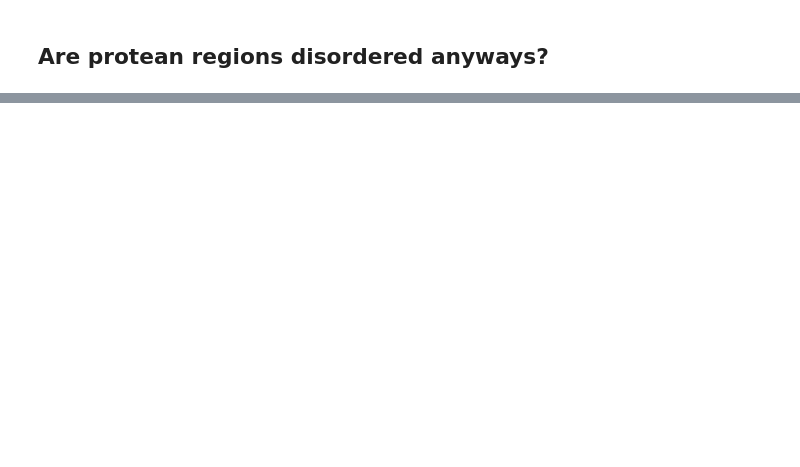
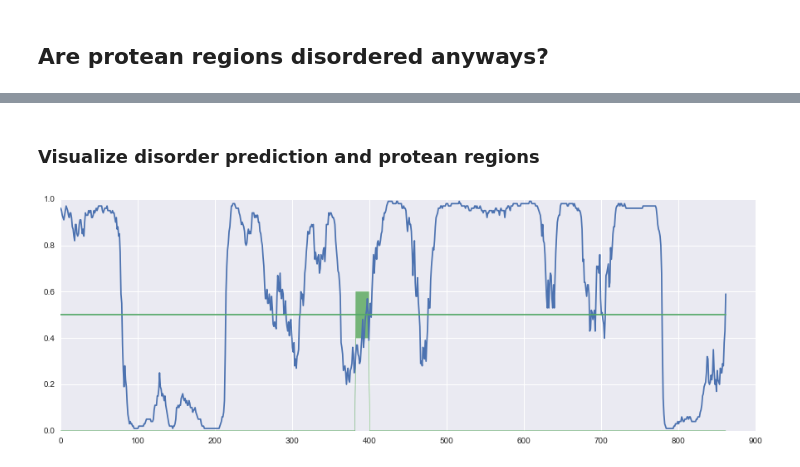
Before and after one commit to Thrinduil/exjobb, a Jupyter notebook: test_on_disordered_regions.ipynb, the cells around one changed output, grey strips where cells are left out. Cells and saved outputs as stored; diff of their text form; code cells hidden in the pictures; blank space fills up the shorter version.

```diff
--- a/test_on_disordered_regions.ipynb
+++ b/test_on_disordered_regions.ipynb
@@ -91,0 +112,2 @@ sns.factorplot("dataset", "disorder_score", "protean_regions", data=disorder_dat
+# %% [markdown]
+### Visualize disorder prediction and protean regions
@@ -91,0 +181,31 @@ sns.factorplot("dataset", "disorder_score", "protean_regions", data=disorder_dat
+# %%
+def viz_protean_regions(name):
+
+    filename = "/home/freso388/nsc/disopred/output/" + name + ".diso"
+
+    with open(filename) as f:
+        lines = f.readlines()[3:]
+    scores = []
+    for line in lines:
+        words = line.split()
+        scores.append(float(words[3].strip()))
+
+    if name[0:3] == "IID":
+        protean = pros_labels(name)
+    elif name[0:3] == "MoR":
+        protean = morf_labels(name)
+
+    protean = np.array(protean)
+
+    plt.figure(figsize=(15,5))
+    plt.plot(range(len(scores)), scores)
+    plt.plot(range(len(scores)), [0.5] * len(scores))
+    plt.fill_between(range(len(scores)),
+                     protean * 0.6,
+                     protean * 0.4,
+                     color="g", alpha=.5)
+    plt.show()
+# %%
+viz_protean_regions("IID00007")
+# %% [output]
+[figure, added]
```
Also changed, not shown: parts of 14 cells of this notebook, 1 other file.
